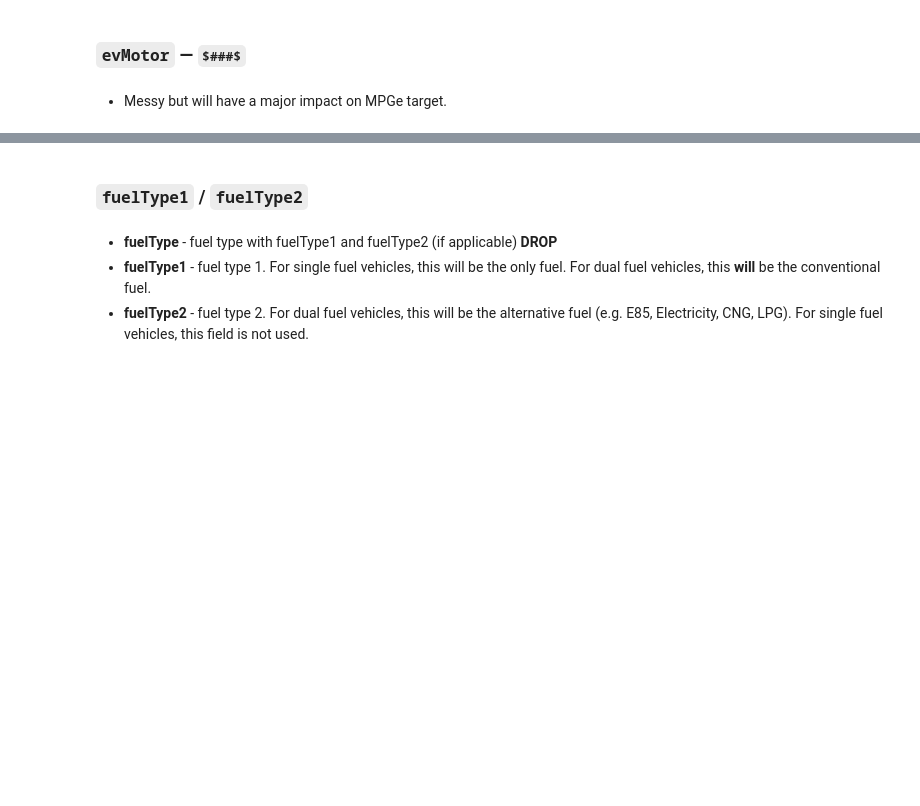
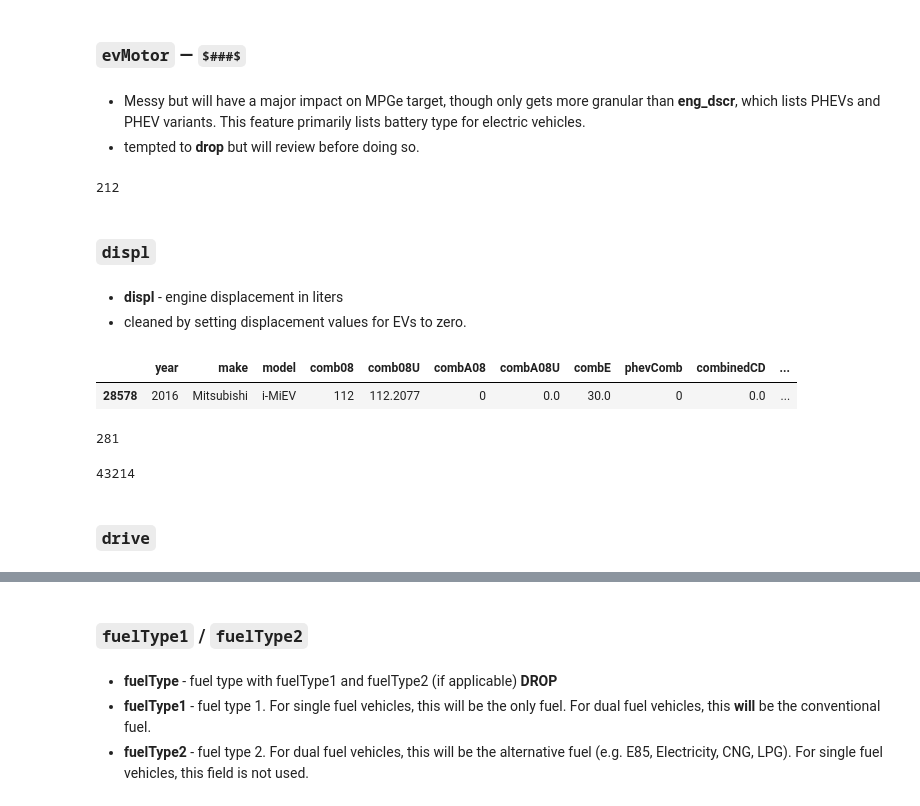
Before and after one commit to mike-flanagan/vehicle_fuel_economy_analysis_neuralnet, a Jupyter notebook: MPG_EDA.ipynb, the cells around one changed output, grey strips where cells are left out. Drawn from its saved outputs; the diff is of its cells as text; code cells hidden in the pictures; some formulas as TeX source; blank space fills up the shorter version.

```diff
--- a/MPG_EDA.ipynb
+++ b/MPG_EDA.ipynb
@@ -557,4 +651,32 @@ Name: eng_dscr, dtype: int64
 # %% [markdown]
 ### `evMotor` — $###$
-# %% [markdown]
-- Messy but will have a major impact on MPGe target.
+# %% [markdown]
+- Messy but will have a major impact on MPGe target, though only gets more granular than **eng_dscr**, which lists PHEVs and PHEV variants. This feature primarily lists battery type for electric vehicles.
+- tempted to **drop** but will review before doing so.
+# %%
+len(df.evMotor.value_counts())
+# %% [output]
+212
+# %% [markdown]
+### `displ`
+# %% [markdown]
+- **displ** - engine displacement in liters
+- cleaned by setting displacement values for EVs to zero.
+# %%
+df[df.displ == 0]
+# %% [output]
+|  | year | make | model | comb08 | comb08U | combA08 | combA08U | combE | phevComb | combinedCD | ... |
+| 28578 | 2016 | Mitsubishi | i-MiEV | 112 | 112.2077 | 0 | 0.0 | 30.0 | 0 | 0.0 | ... |
+# %%
+# previously when exploring the cylinders feature I had seen that there were
+# roughly 280 BEVs in the dataset, which the figure below approximates.
+# Clean by setting null values to 0
+df.displ.isna().sum()
+# %% [output]
+281
+# %%
+df.displ.value_counts().sum()
+# %% [output]
+43214
+# %% [markdown]
+### `drive`
```
Also changed, not shown: parts of 25 cells of this notebook.
